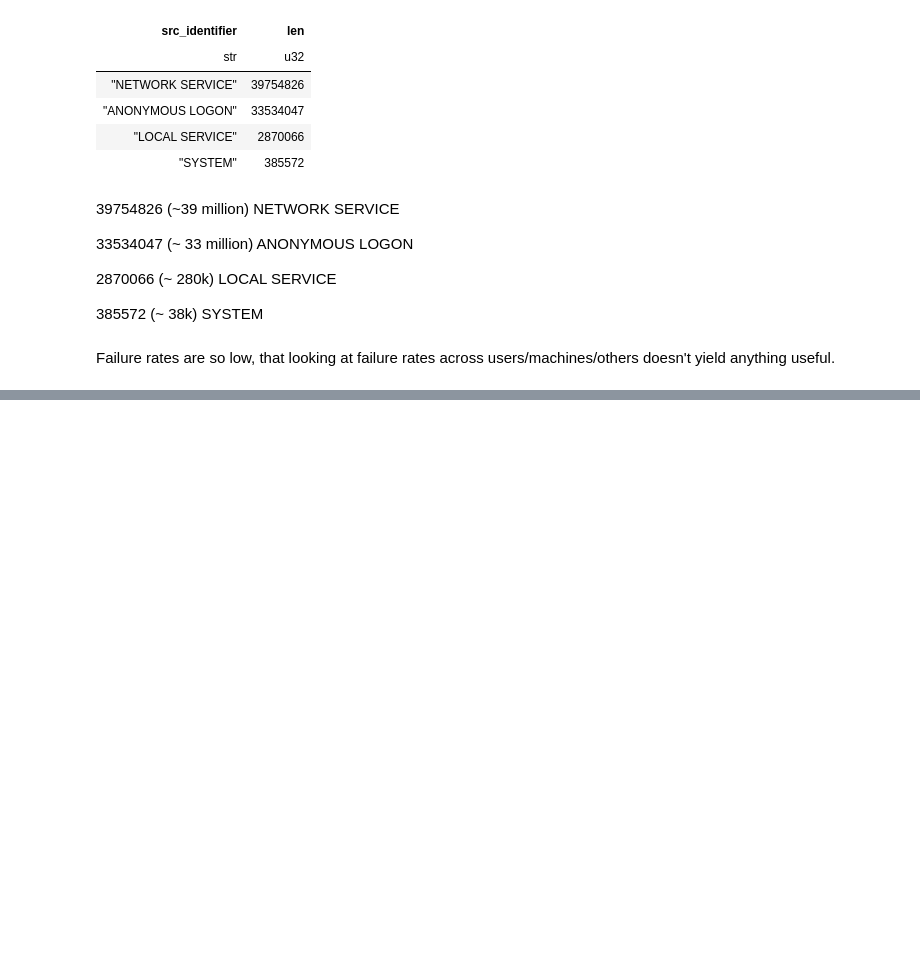
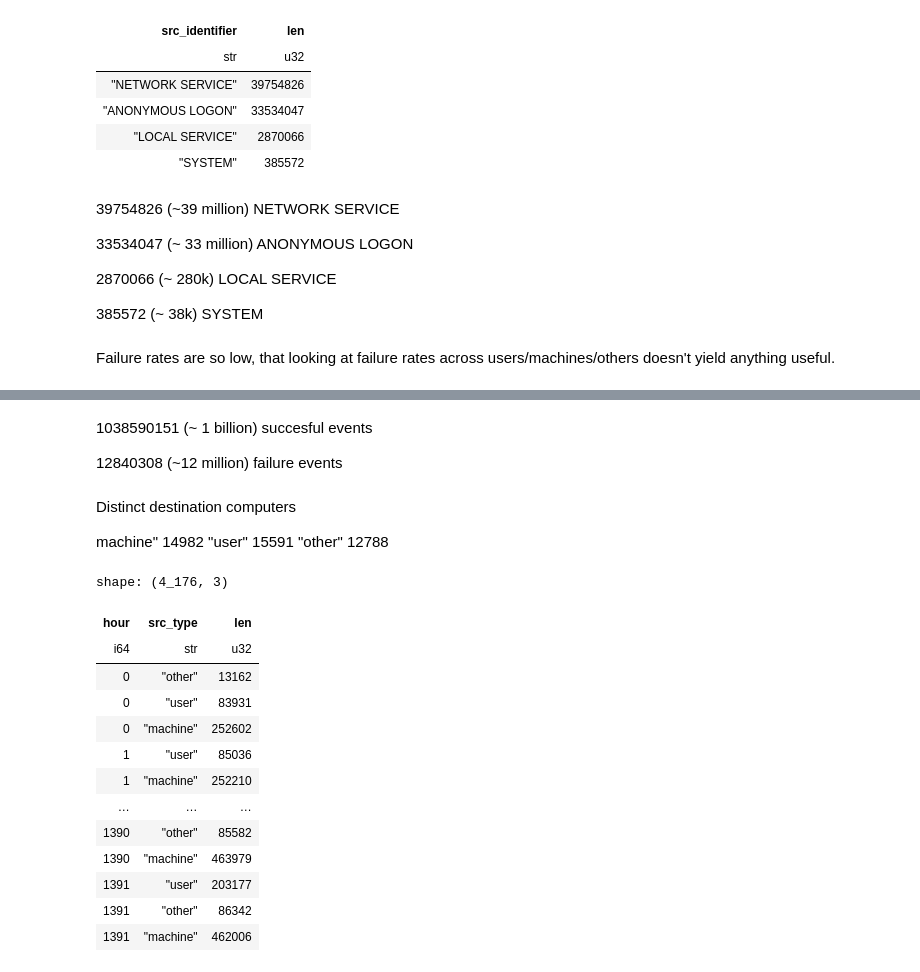
Before and after one commit to Tarun-Rajan99/MSc-Project, a Jupyter notebook: 03_working_notebooks/human_computer.ipynb, the cells around one changed output, grey strips where cells are left out. Cells and saved outputs as stored; diff of their text form; code cells hidden in the pictures; blank space fills up the shorter version.

```diff
--- a/03_working_notebooks/human_computer.ipynb
+++ b/03_working_notebooks/human_computer.ipynb
@@ -95,0 +97,35 @@ Failure rates are so low, that looking at failure rates across users/machines/ot
+# %% [markdown]
+1038590151 (~ 1 billion) succesful events
+
+12840308 (~12 million) failure events
+# %% [markdown]
+Distinct destination computers
+
+machine"	14982
+"user"	15591
+"other"	12788
+# %%
+# %%
+# Aggregate counts per hour per src_type
+ts = df.with_columns(
+    (pl.col("time") // 3600).alias("hour")     # 3600 sec = 1 hr; use 86400 for daily
+).group_by("hour", "src_type").len() \
+ .sort("hour") \
+ .collect(engine="streaming")
+
+ts
+# %% [output]
+shape: (4_176, 3)
+| hour | src_type | len |
+| i64 | str | u32 |
+| 0 | "other" | 13162 |
+| 0 | "user" | 83931 |
+| 0 | "machine" | 252602 |
+| 1 | "user" | 85036 |
+| 1 | "machine" | 252210 |
+| … | … | … |
+| 1390 | "other" | 85582 |
+| 1390 | "machine" | 463979 |
+| 1391 | "user" | 203177 |
+| 1391 | "other" | 86342 |
+| 1391 | "machine" | 462006 |
```
Also changed, not shown: parts of 14 cells of this notebook.
